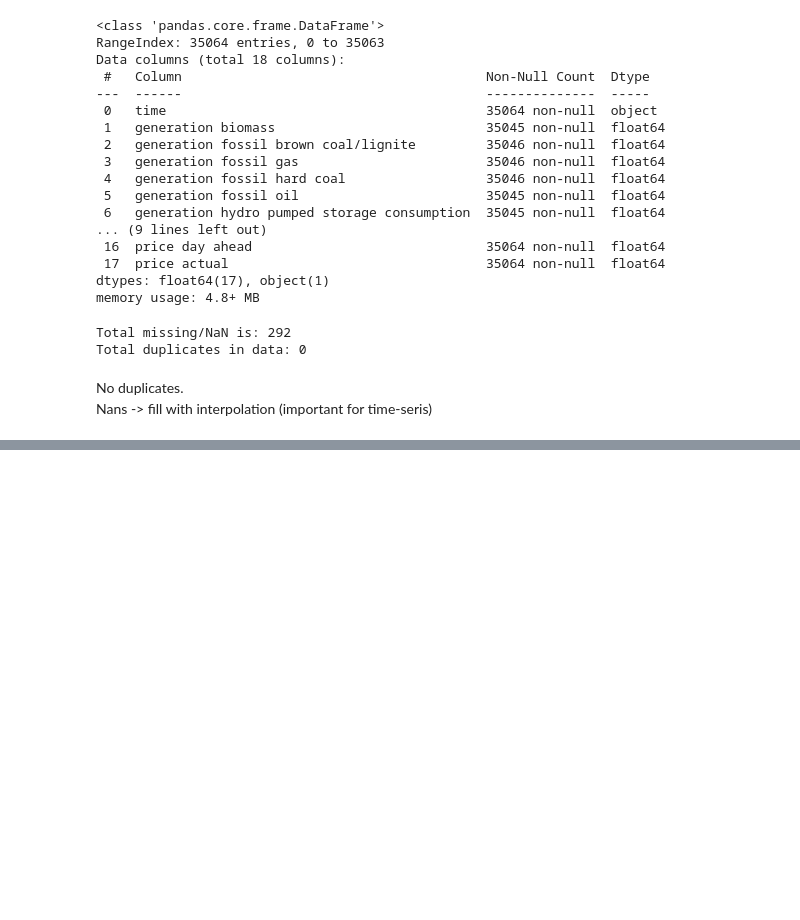
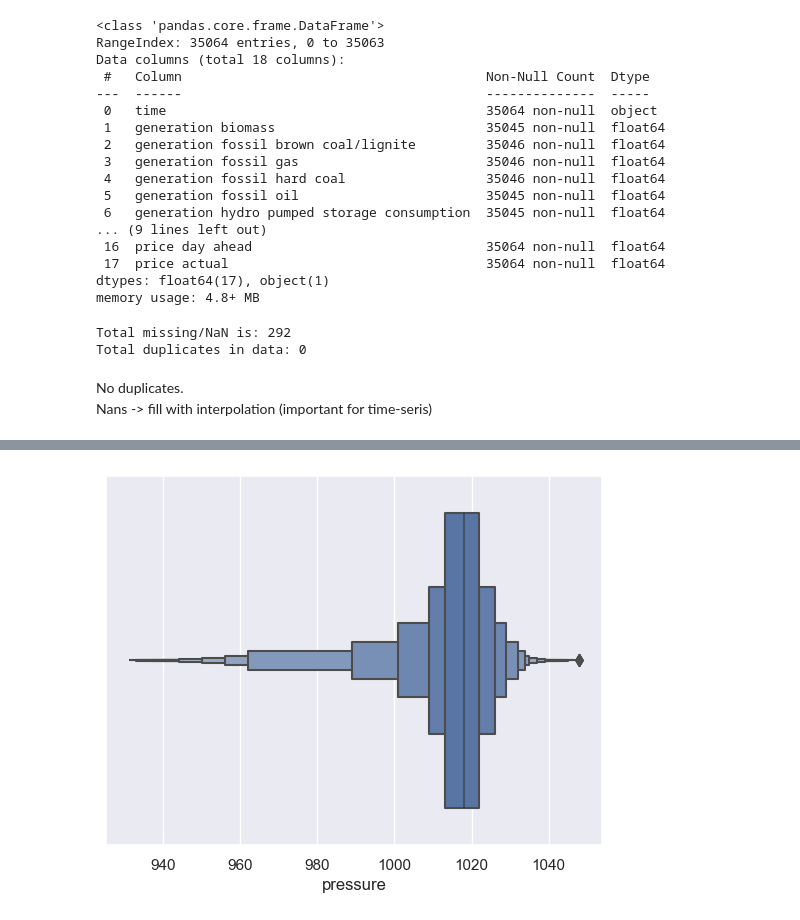
Before and after one commit to vsevolodnedora/DataScienceLearning, a Jupyter notebook: projects/Hourly_energy_demand_generation_and_weather/ver1_dmitrius_roussis.ipynb, the cells around one changed output, grey strips where cells are left out. Drawn from its saved outputs; the diff is of its cells as text; code cells hidden in the pictures; blank space fills up the shorter version.

```diff
--- a/projects/Hourly_energy_demand_generation_and_weather/ver1_dmitrius_roussis.ipynb
+++ b/projects/Hourly_energy_demand_generation_and_weather/ver1_dmitrius_roussis.ipynb
@@ -136,0 +495,8 @@ Nans -> fill with interpolation (important for time-seris)
+# %%
+df_weather.loc[df_weather.pressure > 1051, "pressure"] = np.nan
+df_weather.loc[df_weather.pressure < 931, "pressure"] = np.nan
+# %%
+sns.boxenplot(x=df_weather.pressure)
+plt.show()
+# %% [output]
+[figure, added]
```
Also changed, not shown: parts of 53 cells of this notebook, 2 other files.
